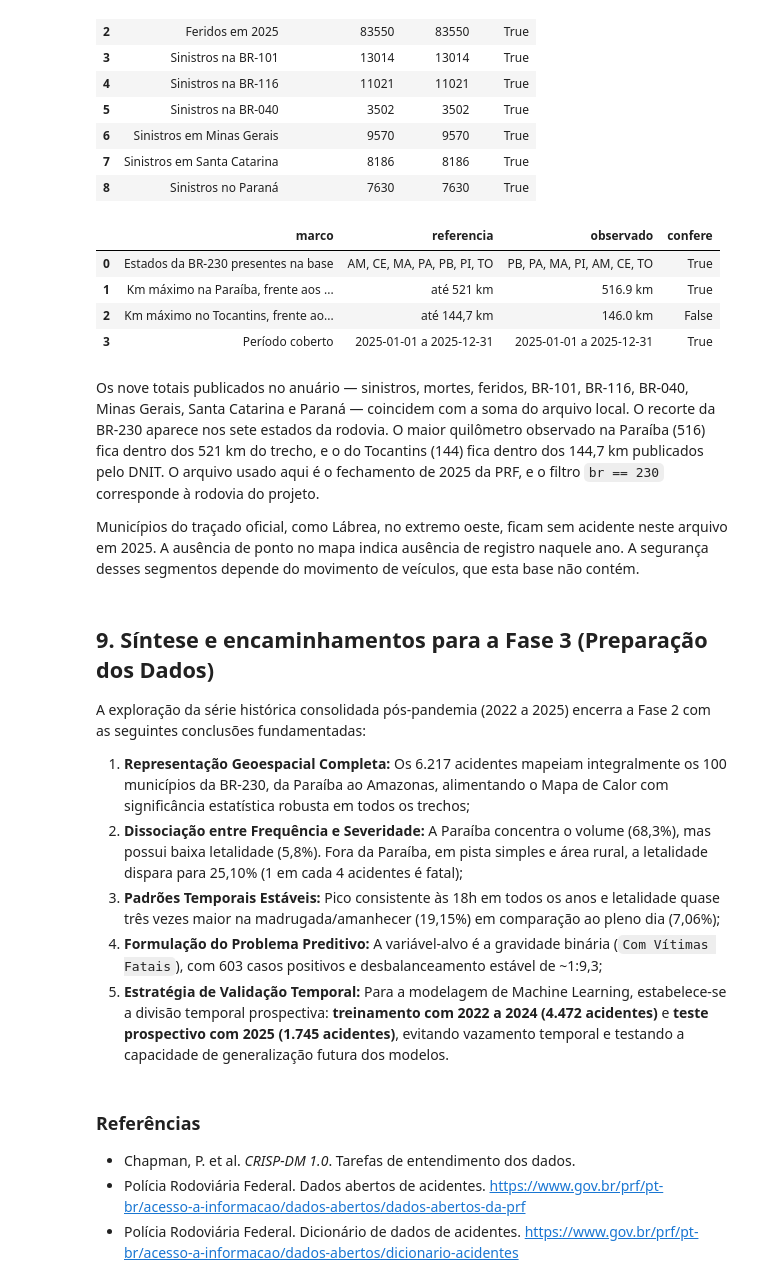
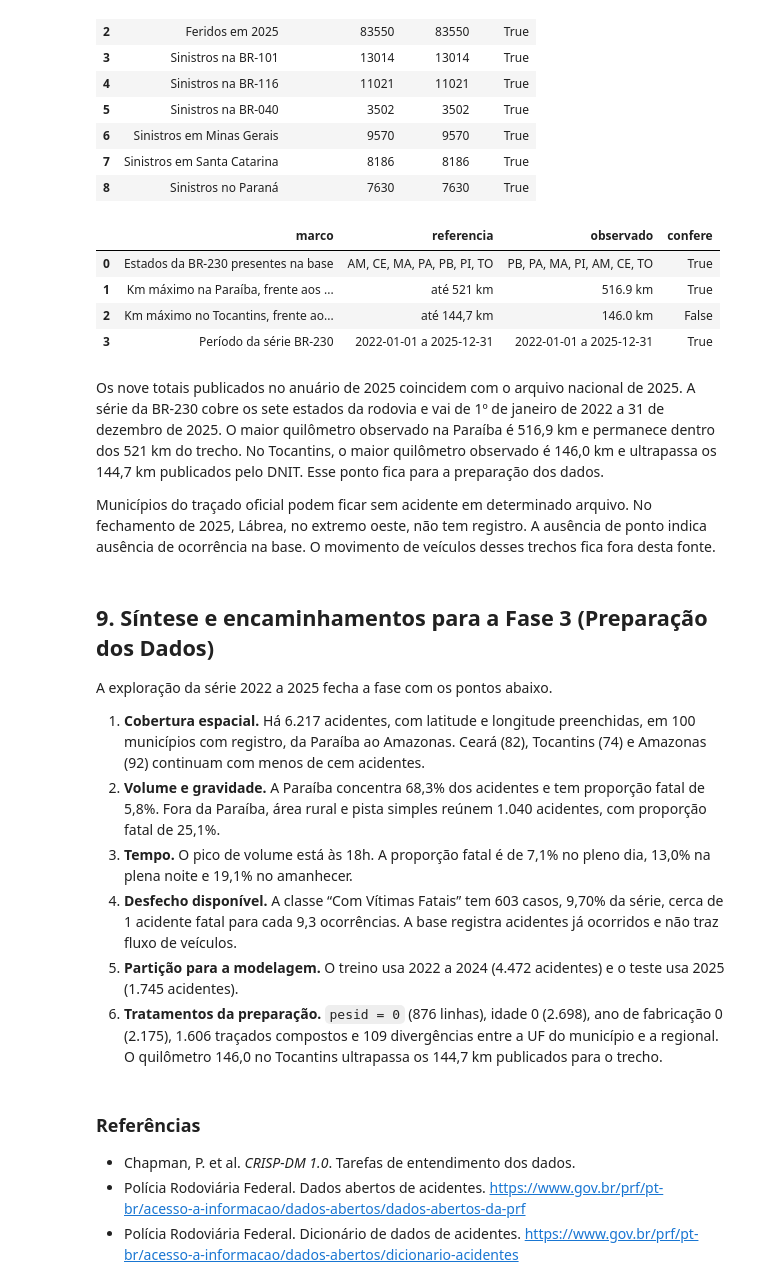
Before and after one commit to batista-neto/Prediction_of_Traffic_Accident_Risk_on_the_BR-230, a Jupyter notebook: entendimento_dados/entendimento_dados_br230.ipynb, the cells around one changed output. Drawn from its saved outputs; the diff is of its cells as text; code cells hidden in the pictures.

```diff
--- a/entendimento_dados/entendimento_dados_br230.ipynb
+++ b/entendimento_dados/entendimento_dados_br230.ipynb
@@ -1530,53 +1549,54 @@ extensao_publicada = {"PB": 521.0, "TO": 144.7}
 checagem_via = pd.DataFrame(
     [
         {
             "marco": "Estados da BR-230 presentes na base",
             "referencia": "AM, CE, MA, PA, PB, PI, TO",
             "observado": ", ".join(ordem_uf),
             "confere": set(br230["uf"].unique()) == set(ordem_uf),
         },
         {
             "marco": "Km máximo na Paraíba, frente aos 521 km do trecho",
             "referencia": "até 521 km",
             "observado": f"{br230.loc[br230['uf'].eq('PB'), 'km'].max():.1f} km",
             "confere": bool(br230.loc[br230["uf"].eq("PB"), "km"].max() <= extensao_publicada["PB"]),
         },
         {
             "marco": "Km máximo no Tocantins, frente aos 144,7 km do trecho",
             "referencia": "até 144,7 km",
             "observado": f"{br230.loc[br230['uf'].eq('TO'), 'km'].max():.1f} km",
             "confere": bool(br230.loc[br230["uf"].eq("TO"), "km"].max() <= extensao_publicada["TO"]),
         },
         {
-            "marco": "Período coberto",
-            "referencia": "2025-01-01 a 2025-12-31",
-            "observado": f"{ocorrencias['data_inversa'].min()} a {ocorrencias['data_inversa'].max()}",
-            "confere": ocorrencias["data_inversa"].min() == "2025-01-01"
-            and ocorrencias["data_inversa"].max() == "2025-12-31",
+            "marco": "Período da série BR-230",
+            "referencia": "2022-01-01 a 2025-12-31",
+            "observado": f"{br230['data_inversa'].min()} a {br230['data_inversa'].max()}",
+            "confere": str(br230["data_inversa"].min()) == "2022-01-01"
+            and str(br230["data_inversa"].max()) == "2025-12-31",
         },
     ]
 )
 checagem_via
 # %% [output]
 |  | marco | referencia | observado | confere |
 | 0 | Estados da BR-230 presentes na base | AM, CE, MA, PA, PB, PI, TO | PB, PA, MA, PI, AM, CE, TO | True |
 | 1 | Km máximo na Paraíba, frente aos ... | até 521 km | 516.9 km | True |
 | 2 | Km máximo no Tocantins, frente ao... | até 144,7 km | 146.0 km | False |
-| 3 | Período coberto | 2025-01-01 a 2025-12-31 | 2025-01-01 a 2025-12-31 | True |
+| 3 | Período da série BR-230 | 2022-01-01 a 2025-12-31 | 2022-01-01 a 2025-12-31 | True |
 # %% [markdown]
-Os nove totais publicados no anuário — sinistros, mortes, feridos, BR-101, BR-116, BR-040, Minas Gerais, Santa Catarina e Paraná — coincidem com a soma do arquivo local. O recorte da BR-230 aparece nos sete estados da rodovia. O maior quilômetro observado na Paraíba (516) fica dentro dos 521 km do trecho, e o do Tocantins (144) fica dentro dos 144,7 km publicados pelo DNIT. O arquivo usado aqui é o fechamento de 2025 da PRF, e o filtro `br == 230` corresponde à rodovia do projeto.
+Os nove totais publicados no anuário de 2025 coincidem com o arquivo nacional de 2025. A série da BR-230 cobre os sete estados da rodovia e vai de 1º de janeiro de 2022 a 31 de dezembro de 2025. O maior quilômetro observado na Paraíba é 516,9 km e permanece dentro dos 521 km do trecho. No Tocantins, o maior quilômetro observado é 146,0 km e ultrapassa os 144,7 km publicados pelo DNIT. Esse ponto fica para a preparação dos dados.
 
-Municípios do traçado oficial, como Lábrea, no extremo oeste, ficam sem acidente neste arquivo em 2025. A ausência de ponto no mapa indica ausência de registro naquele ano. A segurança desses segmentos depende do movimento de veículos, que esta base não contém.
+Municípios do traçado oficial podem ficar sem acidente em determinado arquivo. No fechamento de 2025, Lábrea, no extremo oeste, não tem registro. A ausência de ponto indica ausência de ocorrência na base. O movimento de veículos desses trechos fica fora desta fonte.
 # %% [markdown]
 ## 9. Síntese e encaminhamentos para a Fase 3 (Preparação dos Dados)
 
-A exploração da série histórica consolidada pós-pandemia (2022 a 2025) encerra a Fase 2 com as seguintes conclusões fundamentadas:
+A exploração da série 2022 a 2025 fecha a fase com os pontos abaixo.
 
-1. **Representação Geoespacial Completa:** Os 6.217 acidentes mapeiam integralmente os 100 municípios da BR-230, da Paraíba ao Amazonas, alimentando o Mapa de Calor com significância estatística robusta em todos os trechos;
-2. **Dissociação entre Frequência e Severidade:** A Paraíba concentra o volume (68,3%), mas possui baixa letalidade (5,8%). Fora da Paraíba, em pista simples e área rural, a letalidade dispara para 25,10% (1 em cada 4 acidentes é fatal);
-3. **Padrões Temporais Estáveis:** Pico consistente às 18h em todos os anos e letalidade quase três vezes maior na madrugada/amanhecer (19,15%) em comparação ao pleno dia (7,06%);
-4. **Formulação do Problema Preditivo:** A variável-alvo é a gravidade binária (`Com Vítimas Fatais`), com 603 casos positivos e desbalanceamento estável de ~1:9,3;
-5. **Estratégia de Validação Temporal:** Para a modelagem de Machine Learning, estabelece-se a divisão temporal prospectiva: **treinamento com 2022 a 2024 (4.472 acidentes)** e **teste prospectivo com 2025 (1.745 acidentes)**, evitando vazamento temporal e testando a capacidade de generalização futura dos modelos.
+1. **Cobertura espacial.** Há 6.217 acidentes, com latitude e longitude preenchidas, em 100 municípios com registro, da Paraíba ao Amazonas. Ceará (82), Tocantins (74) e Amazonas (92) continuam com menos de cem acidentes.
+2. **Volume e gravidade.** A Paraíba concentra 68,3% dos acidentes e tem proporção fatal de 5,8%. Fora da Paraíba, área rural e pista simples reúnem 1.040 acidentes, com proporção fatal de 25,1%.
+3. **Tempo.** O pico de volume está às 18h. A proporção fatal é de 7,1% no pleno dia, 13,0% na plena noite e 19,1% no amanhecer.
+4. **Desfecho disponível.** A classe “Com Vítimas Fatais” tem 603 casos, 9,70% da série, cerca de 1 acidente fatal para cada 9,3 ocorrências. A base registra acidentes já ocorridos e não traz fluxo de veículos.
+5. **Partição para a modelagem.** O treino usa 2022 a 2024 (4.472 acidentes) e o teste usa 2025 (1.745 acidentes).
+6. **Tratamentos da preparação.** `pesid = 0` (876 linhas), idade 0 (2.698), ano de fabricação 0 (2.175), 1.606 traçados compostos e 109 divergências entre a UF do município e a regional. O quilômetro 146,0 no Tocantins ultrapassa os 144,7 km publicados para o trecho.
 # %% [markdown]
 ### Referências
 
```
Also changed, not shown: parts of 17 cells of this notebook, 1 other file.
